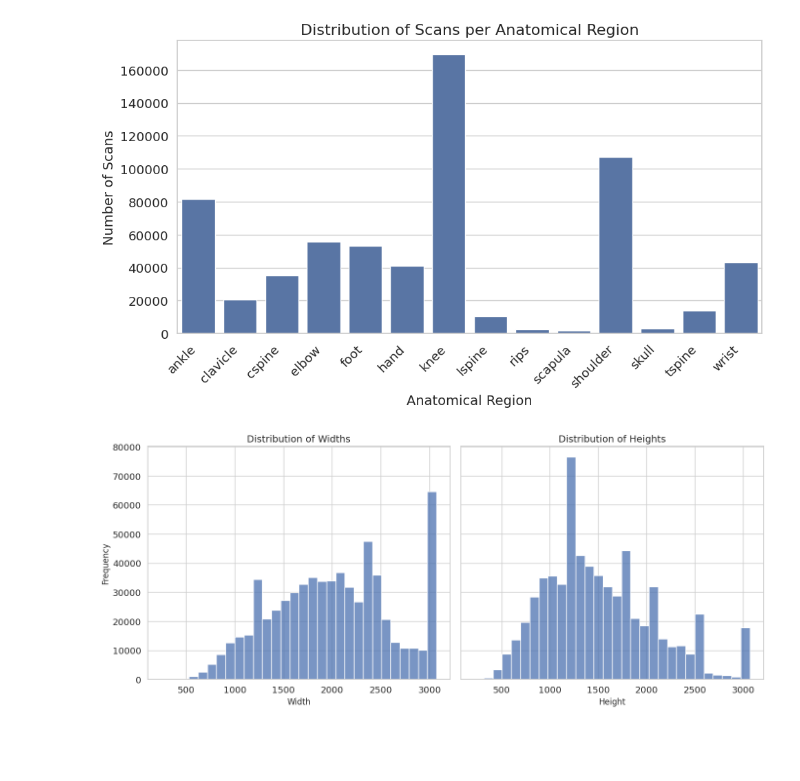
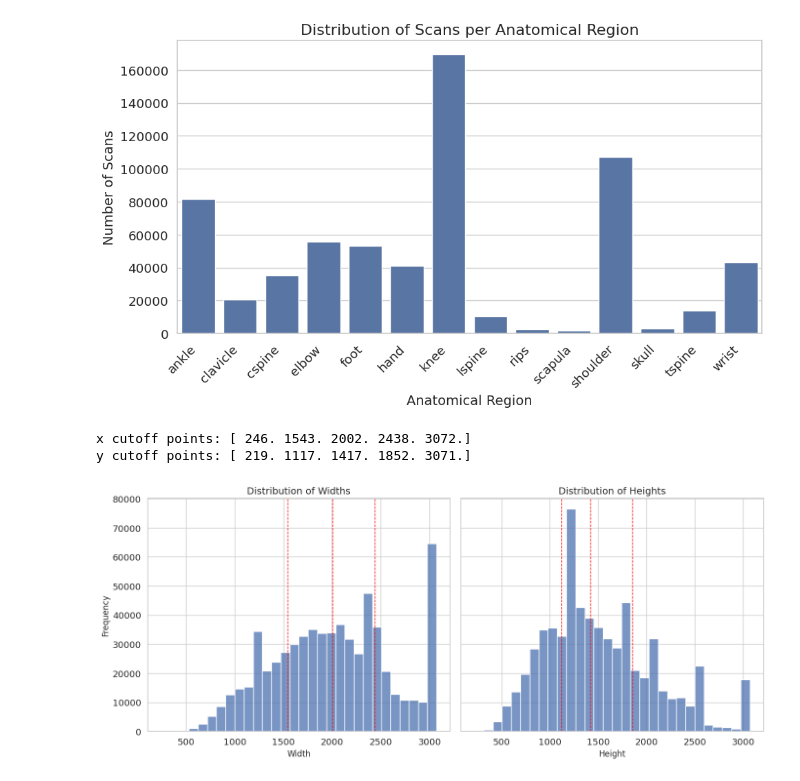
Before and after one commit to niklasbuehler/radiograph-pretraining, a Jupyter notebook: notebooks/Thesis Plots.ipynb, the cells around one changed output. Saved outputs shown, nothing was run; the diff lists cells and outputs as text; code cells hidden in the pictures; blank space fills up the shorter version.

Commit message:
Add quartile lines to resolution histograms

```diff
--- a/notebooks/Thesis Plots.ipynb
+++ b/notebooks/Thesis Plots.ipynb
@@ -55,22 +55,37 @@ plt.show()
 [figure]
 # %%
 df[['x', 'y']] = df['pixelarr_shape'].tolist()
+
+x_bins = np.percentile(df['x'], [0, 25, 50, 75, 100])
+y_bins = np.percentile(df['y'], [0, 25, 50, 75, 100])
+
+print("x cutoff points:", x_bins)
+print("y cutoff points:", y_bins)
+
 fig, axes = plt.subplots(1, 2, figsize=(14, 6), sharey=True)
 
 # Width histogram
 sns.histplot(df['x'], bins=30, kde=False, ax=axes[0])
 axes[0].set_title("Distribution of Widths", fontsize=14)
 axes[0].set_xlabel("Width", fontsize=12)
 axes[0].set_ylabel("Frequency", fontsize=12)
 
+for q in x_bins[1:-1]:
+    axes[0].axvline(q, linestyle='--', color='red', linewidth=1)
+
 # Height histogram
 sns.histplot(df['y'], bins=30, kde=False, ax=axes[1])
 axes[1].set_title("Distribution of Heights", fontsize=14)
 axes[1].set_xlabel("Height", fontsize=12)
 axes[1].set_ylabel("Frequency", fontsize=12)
 
+for q in y_bins[1:-1]:
+    axes[1].axvline(q, linestyle='--', color='red', linewidth=1)
+
 plt.tight_layout()
 plt.savefig("export/resolution_histogram.png", dpi=300)
 plt.show()
 # %% [output]
+x cutoff points: [ 246. 1543. 2002. 2438. 3072.]
+y cutoff points: [ 219. 1117. 1417. 1852. 3071.]
-[figure, old version]
+[figure, new version]
```
Also changed, not shown: 1 other file.
